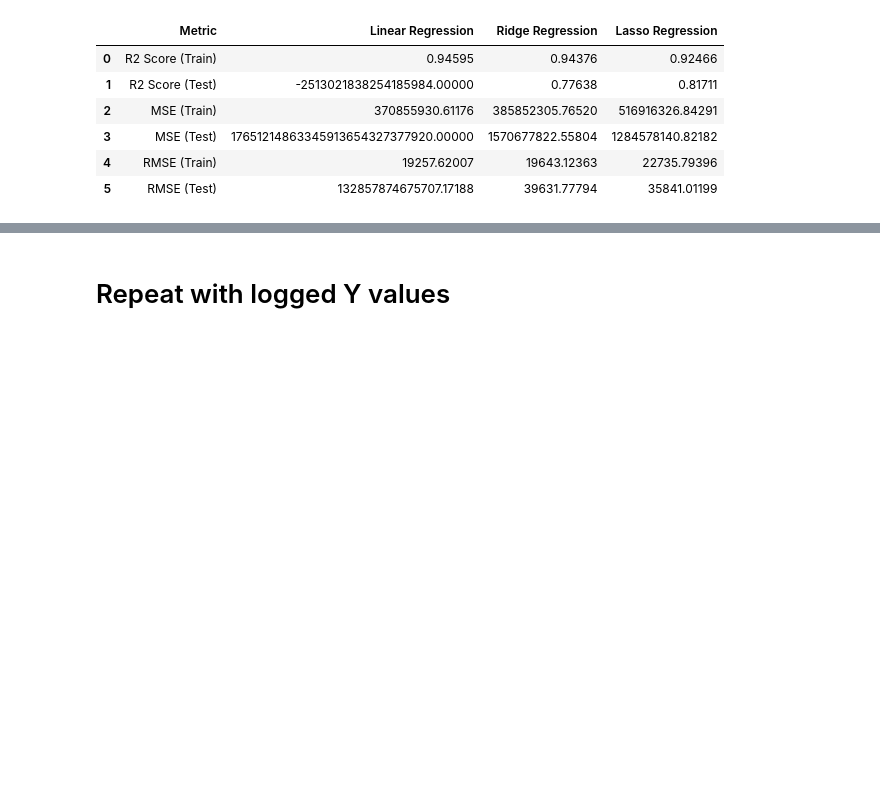
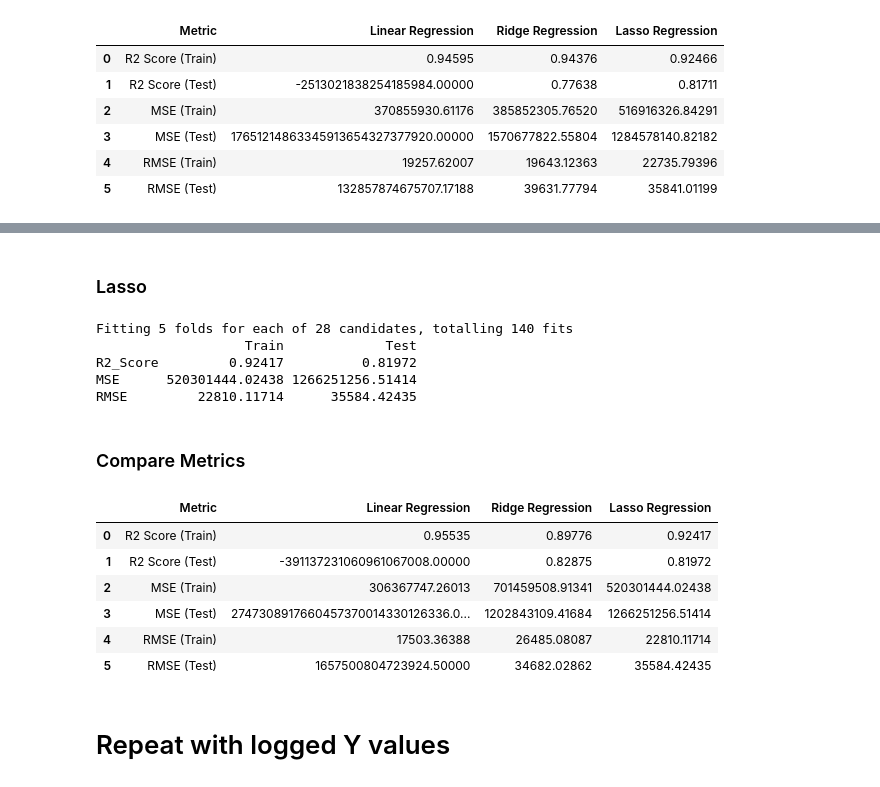
Before and after one commit to krishnajiraoh/upGrad_advanced_regression_assignment, a Jupyter notebook: Assignment.ipynb, the cells around one changed output, grey strips where cells are left out. Drawn from its saved outputs; the diff is of its cells as text; code cells hidden in the pictures; blank space fills up the shorter version.

```diff
--- a/Assignment.ipynb
+++ b/Assignment.ipynb
@@ -539,3 +700,65 @@ final_metric
+# %% [markdown]
+### Lasso
+# %%
+params = {'alpha': [0.0001, 0.001, 0.01, 0.05, 0.1,
+ 0.2, 0.3, 0.4, 0.5, 0.6, 0.7, 0.8, 0.9, 1.0, 2.0, 3.0,
+ 4.0, 5.0, 6.0, 7.0, 8.0, 9.0, 10.0, 20, 50, 100, 500, 1000 ]}
+
+lasso = Lasso()
+
+# cross validation
+folds = 5
+model_cv = GridSearchCV(estimator = lasso,
+                        param_grid = params,
+                        scoring= 'neg_mean_absolute_error',
+                        cv = folds,
+                        return_train_score=True,
+                        verbose = 1)
+model_cv.fit(X_train, y_train)
+
+model_cv.best_params_
+
+best_lasso_model = Lasso(alpha=model_cv.best_params_["alpha"])
+best_lasso_model.fit(X_train, y_train)
+
+y_train_pred = best_lasso_model.predict(X_train)
+y_test_pred = best_lasso_model.predict(X_test)
+
+metrics = [[ r2_score(y_train, y_train_pred),  r2_score(y_test, y_test_pred)],
+            [ mean_squared_error(y_train, y_train_pred), mean_squared_error(y_test, y_test_pred)],
+            [ mean_squared_error(y_train, y_train_pred, squared=False), mean_squared_error(y_test, y_test_pred, squared=False) ]
+ ]
+
+df_lasso_metrics = pd.DataFrame(metrics, columns=["Train", "Test"], index=["R2_Score", "MSE", "RMSE"] )
+print(df_lasso_metrics)
+
+metrics = [ r2_score(y_train, y_train_pred),  r2_score(y_test, y_test_pred),
+            mean_squared_error(y_train, y_train_pred), mean_squared_error(y_test, y_test_pred),
+            mean_squared_error(y_train, y_train_pred, squared=False), mean_squared_error(y_test, y_test_pred, squared=False)
+        ]
+
+ls_metric = pd.Series(metrics, name = 'Lasso Regression')
+# %% [output]
+Fitting 5 folds for each of 28 candidates, totalling 140 fits
+                   Train             Test
+R2_Score         0.92417          0.81972
+MSE      520301444.02438 1266251256.51414
+RMSE         22810.11714      35584.42435
+# %% [markdown]
+### Compare Metrics
+# %%
+pd.set_option('display.float_format', lambda x: '%.5f' % x)
+
+final_metric = pd.concat([lr_metric, rg_metric, ls_metric], axis = 1)
+final_metric
+# %% [output]
+|  | Metric | Linear Regression | Ridge Regression | Lasso Regression |
+| 0 | R2 Score (Train) | 0.95535 | 0.89776 | 0.92417 |
+| 1 | R2 Score (Test) | -391137231060961067008.00000 | 0.82875 | 0.81972 |
+| 2 | MSE (Train) | 306367747.26013 | 701459508.91341 | 520301444.02438 |
+| 3 | MSE (Test) | 2747308917660457370014330126336.0... | 1202843109.41684 | 1266251256.51414 |
+| 4 | RMSE (Train) | 17503.36388 | 26485.08087 | 22810.11714 |
+| 5 | RMSE (Test) | 1657500804723924.50000 | 34682.02862 | 35584.42435 |
 # %% [markdown]
 # Repeat with logged Y values
 # %%
```
Also changed, not shown: parts of 32 cells of this notebook.
